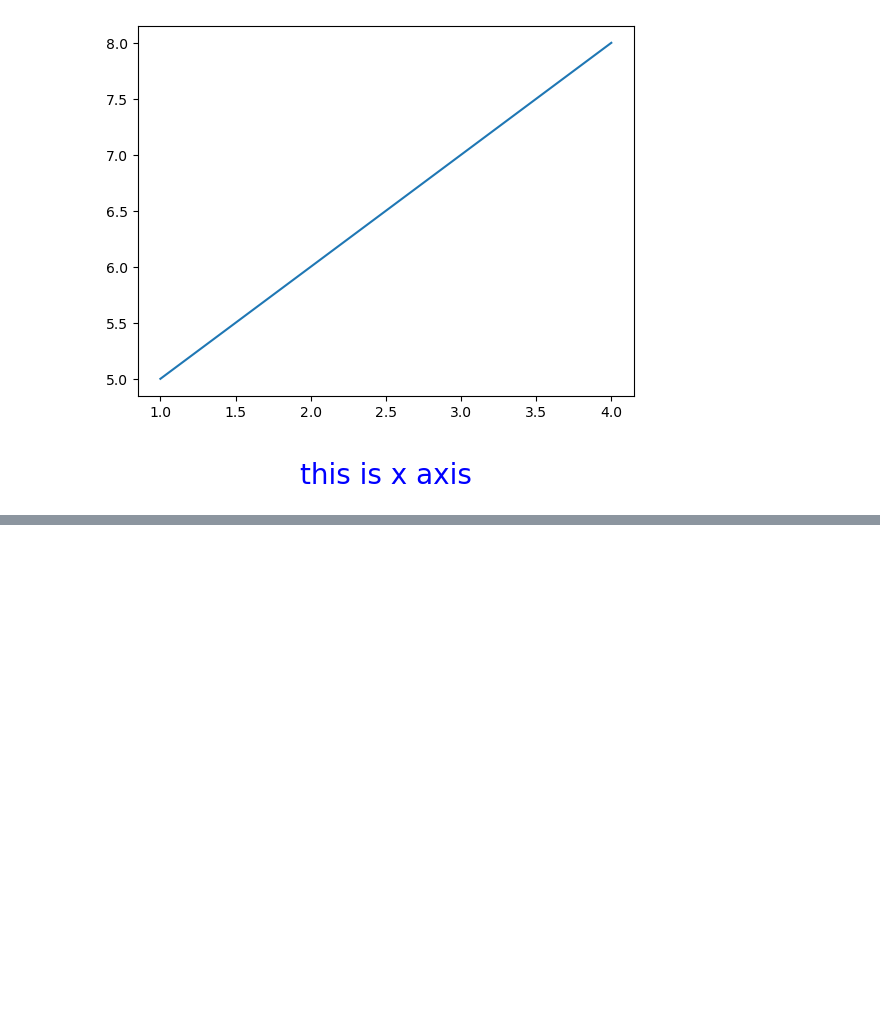
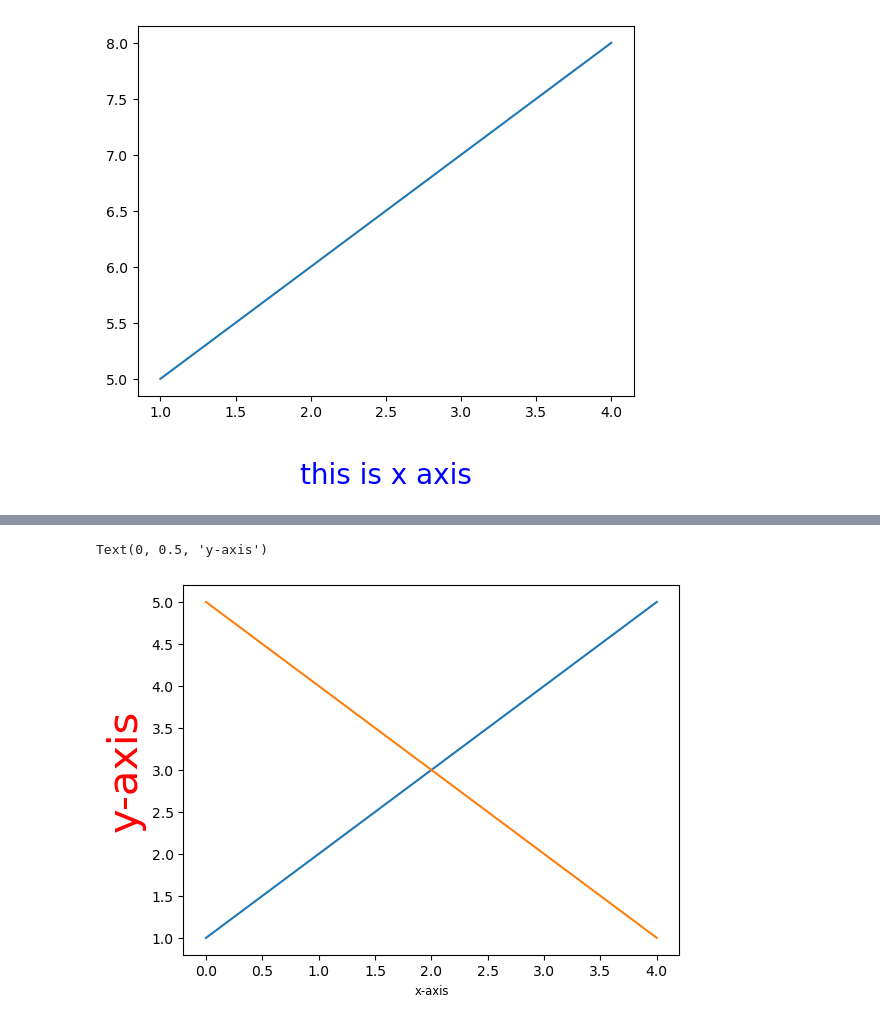
Before and after one commit to JIYAULLAMC/data_science1, a Jupyter notebook: mat_plot_lib1.ipynb, the cells around one changed output, grey strips where cells are left out. Saved outputs shown, nothing was run; the diff lists cells and outputs as text; code cells hidden in the pictures; blank space fills up the shorter version.

```diff
--- a/mat_plot_lib1.ipynb
+++ b/mat_plot_lib1.ipynb
@@ -128,0 +123,8 @@ plt.plot([1,2,3,4,5])
+# %%
+plt.plot([1,2,3,4,5])
+plt.plot([5,4,3,2,1])
+plt.xlabel("x-axis", {'size':'small', })
+plt.ylabel('y-axis', size=30, color="red")
+# %% [output]
+Text(0, 0.5, 'y-axis')
+[figure, added]
```
Also changed, not shown: parts of 3 cells of this notebook.
